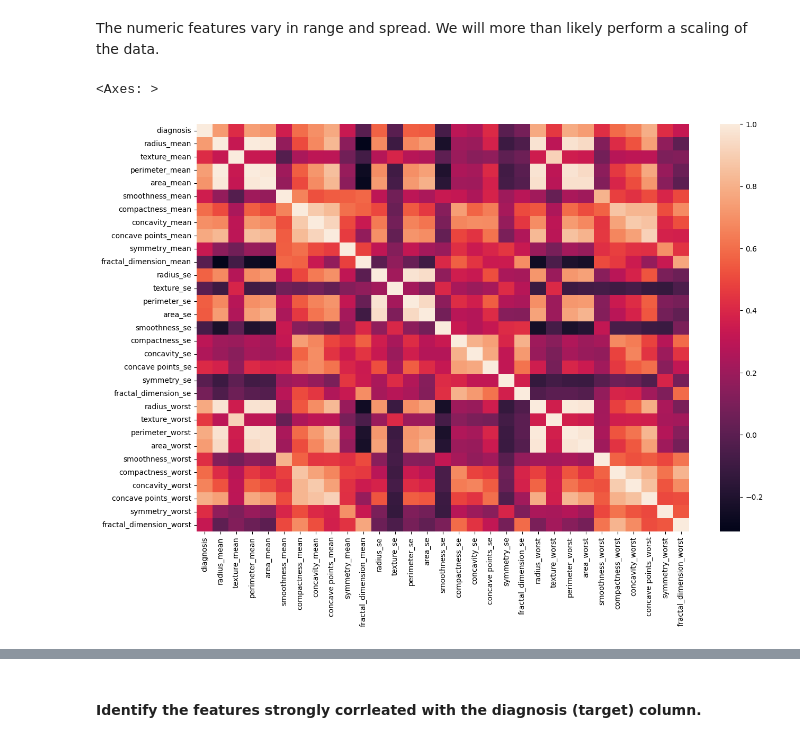
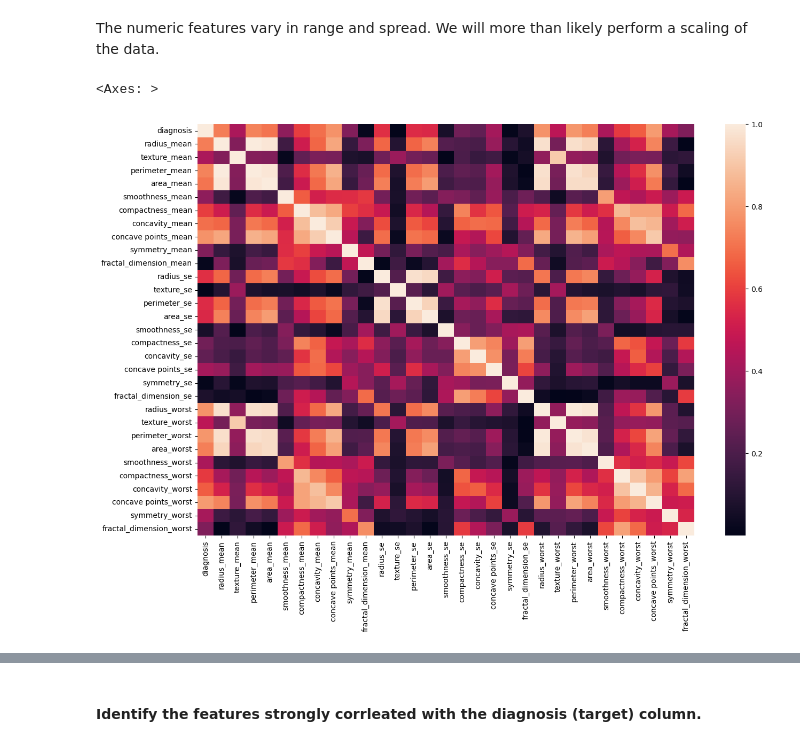
Before and after one commit to kymayodeji/cancer_classification, a Jupyter notebook: ml_models.ipynb, the cells around one changed output, grey strips where cells are left out. Drawn from its saved outputs; the diff is of its cells as text; code cells hidden in the pictures.

```diff
--- a/ml_models.ipynb
+++ b/ml_models.ipynb
@@ -143,8 +144,9 @@ df.describe()
 The numeric features vary in range and spread. We will more than likely perform a scaling of the data.
 # %%
 # Review the correlation Matrix to view any any highly correlated (~1) features
+correlation_matrix = df.iloc[1:, 1:].corr().abs() #  ignore the Id column
 fig, ax = plt.subplots(figsize=(15,10))
-sns.heatmap(df.iloc[:,1:].corr()) #  ignore the Id column
+sns.heatmap(correlation_matrix)
 # %% [output]
 <Axes: >
-[figure, old version]
+[figure, new version]
```
Also changed, not shown: parts of 28 cells of this notebook, 1 other file.
